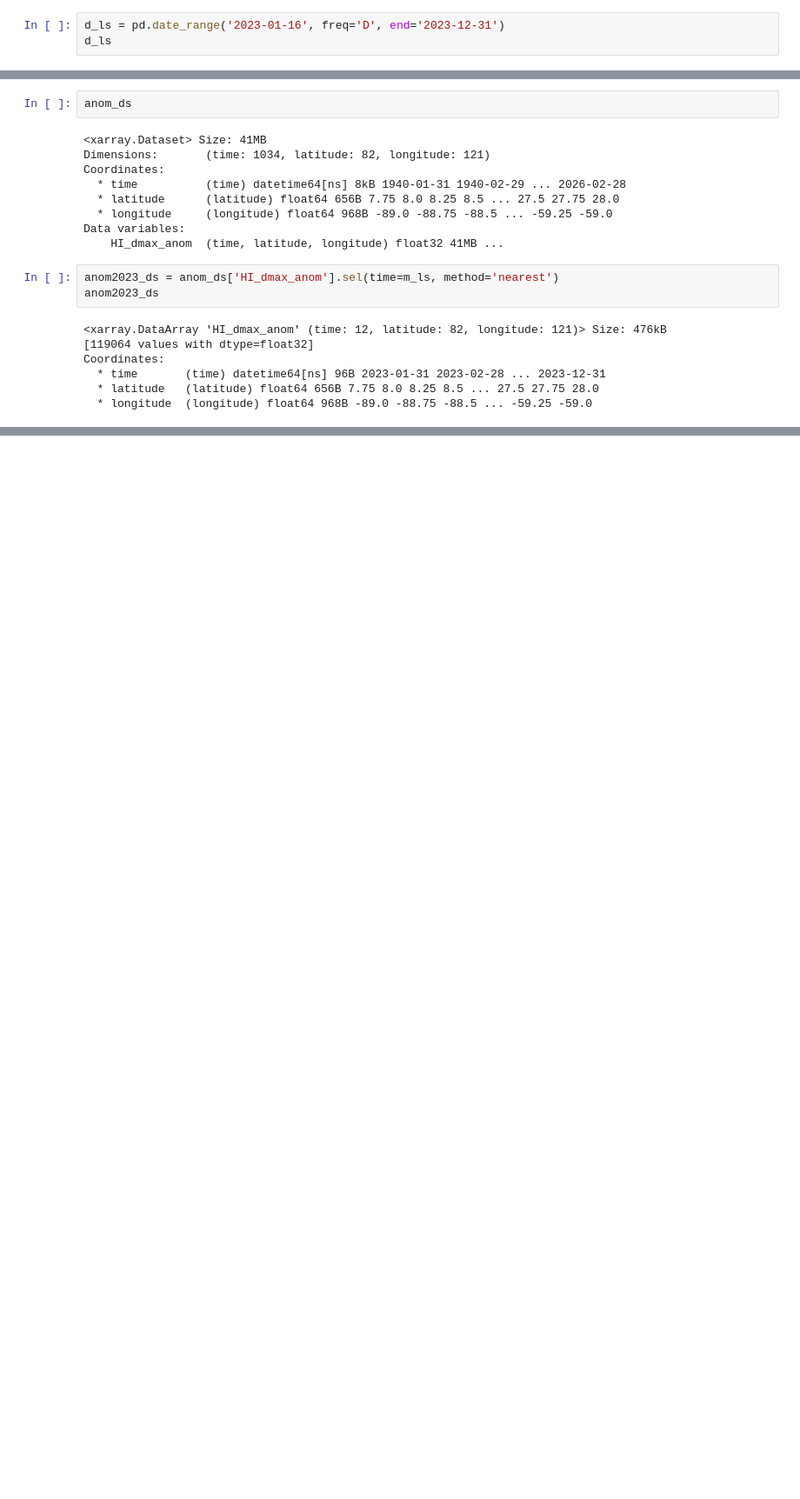
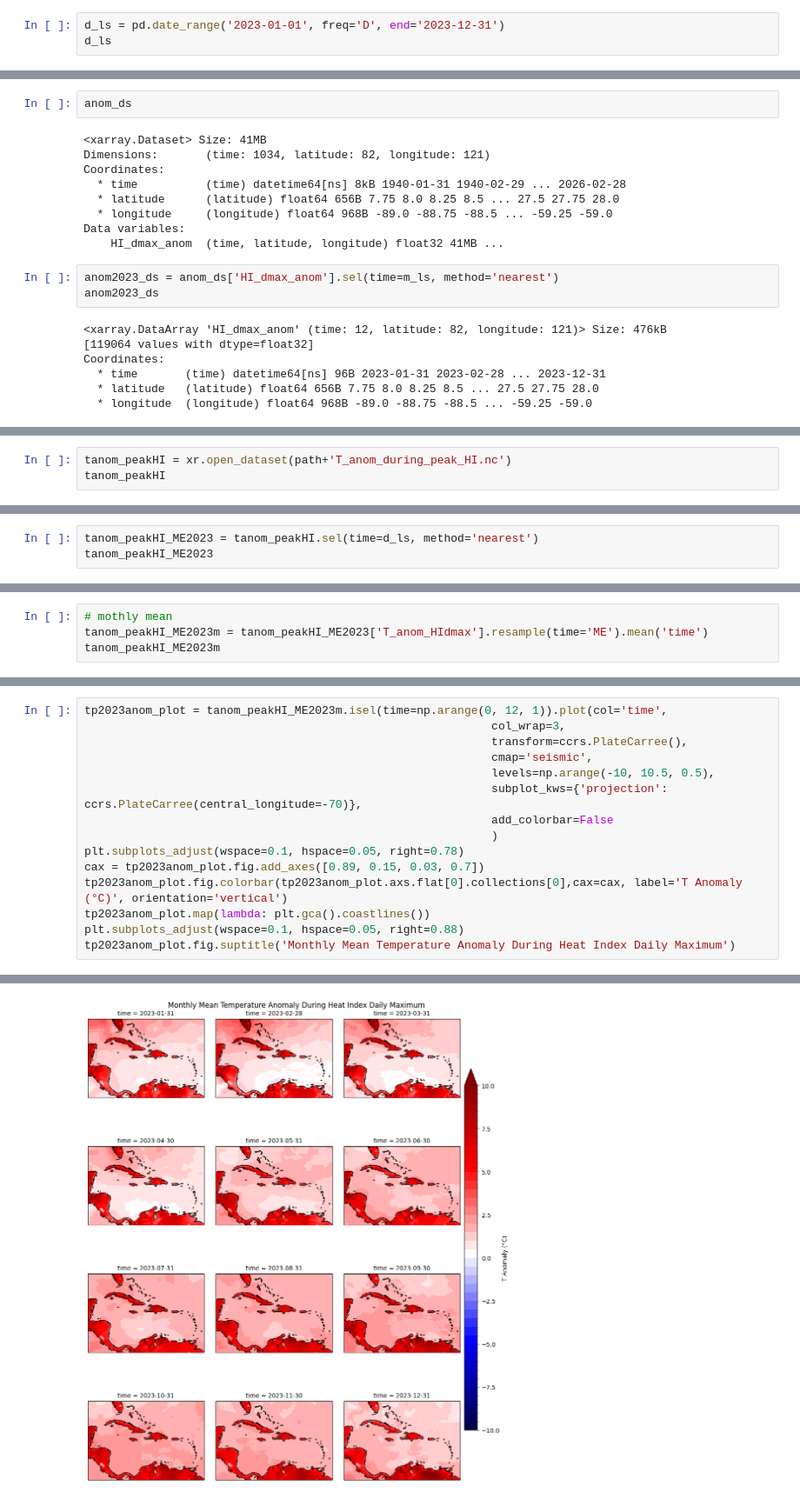
Before and after one commit to allan3prez/Caribe_Heat_AN, a Jupyter notebook: Plots/plots_2023.ipynb, the cells around one changed output, grey strips where cells are left out. Shown at 87% size. Cells and saved outputs as stored; diff of their text form; blank space fills up the shorter version.

```diff
--- a/Plots/plots_2023.ipynb
+++ b/Plots/plots_2023.ipynb
@@ -31,6 +32,6 @@ Coordinates:
 Data variables:
     HI_dmax_anom  (time, latitude, longitude) float32 41MB ...
 # %%
-d_ls = pd.date_range('2023-01-16', freq='D', end='2023-12-31')
+d_ls = pd.date_range('2023-01-01', freq='D', end='2023-12-31')
 d_ls
 # %% [output]
@@ -138,0 +141,3 @@ plt.subplots_adjust(wspace=0.1, hspace=0.05, right=0.88)
+# %%
+tanom_peakHI = xr.open_dataset(path+'T_anom_during_peak_HI.nc')
+tanom_peakHI
@@ -138,0 +153,3 @@ plt.subplots_adjust(wspace=0.1, hspace=0.05, right=0.88)
+# %%
+tanom_peakHI_ME2023 = tanom_peakHI.sel(time=d_ls, method='nearest')
+tanom_peakHI_ME2023
@@ -138,0 +165,4 @@ plt.subplots_adjust(wspace=0.1, hspace=0.05, right=0.88)
+# %%
+# mothly mean
+tanom_peakHI_ME2023m = tanom_peakHI_ME2023['T_anom_HIdmax'].resample(time='ME').mean('time')
+tanom_peakHI_ME2023m
@@ -138,0 +187,16 @@ plt.subplots_adjust(wspace=0.1, hspace=0.05, right=0.88)
+# %%
+tp2023anom_plot = tanom_peakHI_ME2023m.isel(time=np.arange(0, 12, 1)).plot(col='time',
+                                                            col_wrap=3,
+                                                            transform=ccrs.PlateCarree(),
+                                                            cmap='seismic',
+                                                            levels=np.arange(-10, 10.5, 0.5),
+                                                            subplot_kws={'projection': ccrs.PlateCarree(central_longitude=-70)},
+                                                            add_colorbar=False
+                                                            )
+plt.subplots_adjust(wspace=0.1, hspace=0.05, right=0.78)
+cax = tp2023anom_plot.fig.add_axes([0.89, 0.15, 0.03, 0.7])
+tp2023anom_plot.fig.colorbar(tp2023anom_plot.axs.flat[0].collections[0],cax=cax, label='T Anomaly (°C)', orientation='vertical')
+tp2023anom_plot.map(lambda: plt.gca().coastlines())
+plt.subplots_adjust(wspace=0.1, hspace=0.05, right=0.88)
+tp2023anom_plot.fig.suptitle('Monthly Mean Temperature Anomaly During Heat Index Daily Maximum')
+# %% [output]
@@ -139 +204,2 @@ plt.subplots_adjust(wspace=0.1, hspace=0.05, right=0.88)
+[figure, added]
 # %% [markdown]
```
Also changed, not shown: parts of 24 cells of this notebook, 4 other files.
